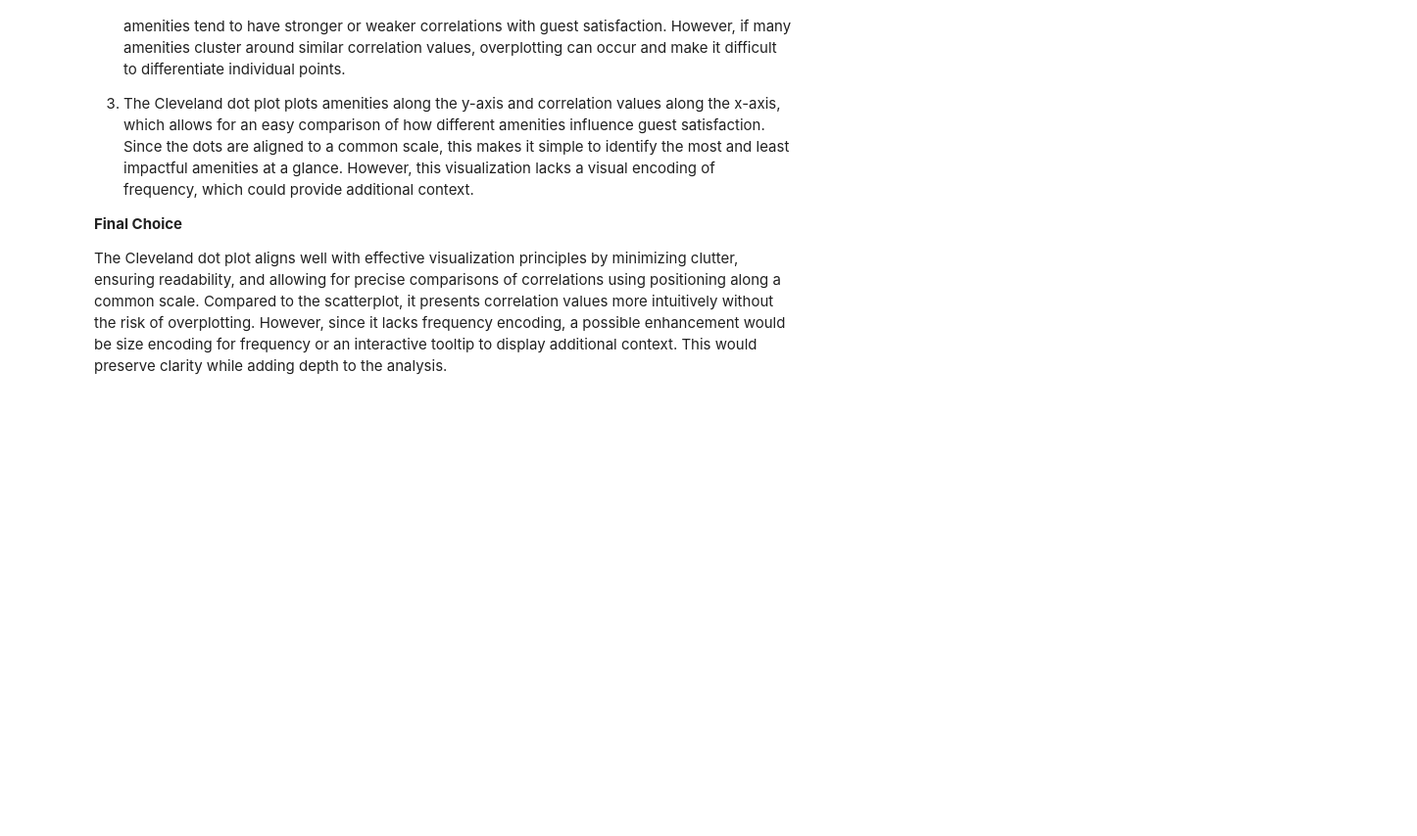
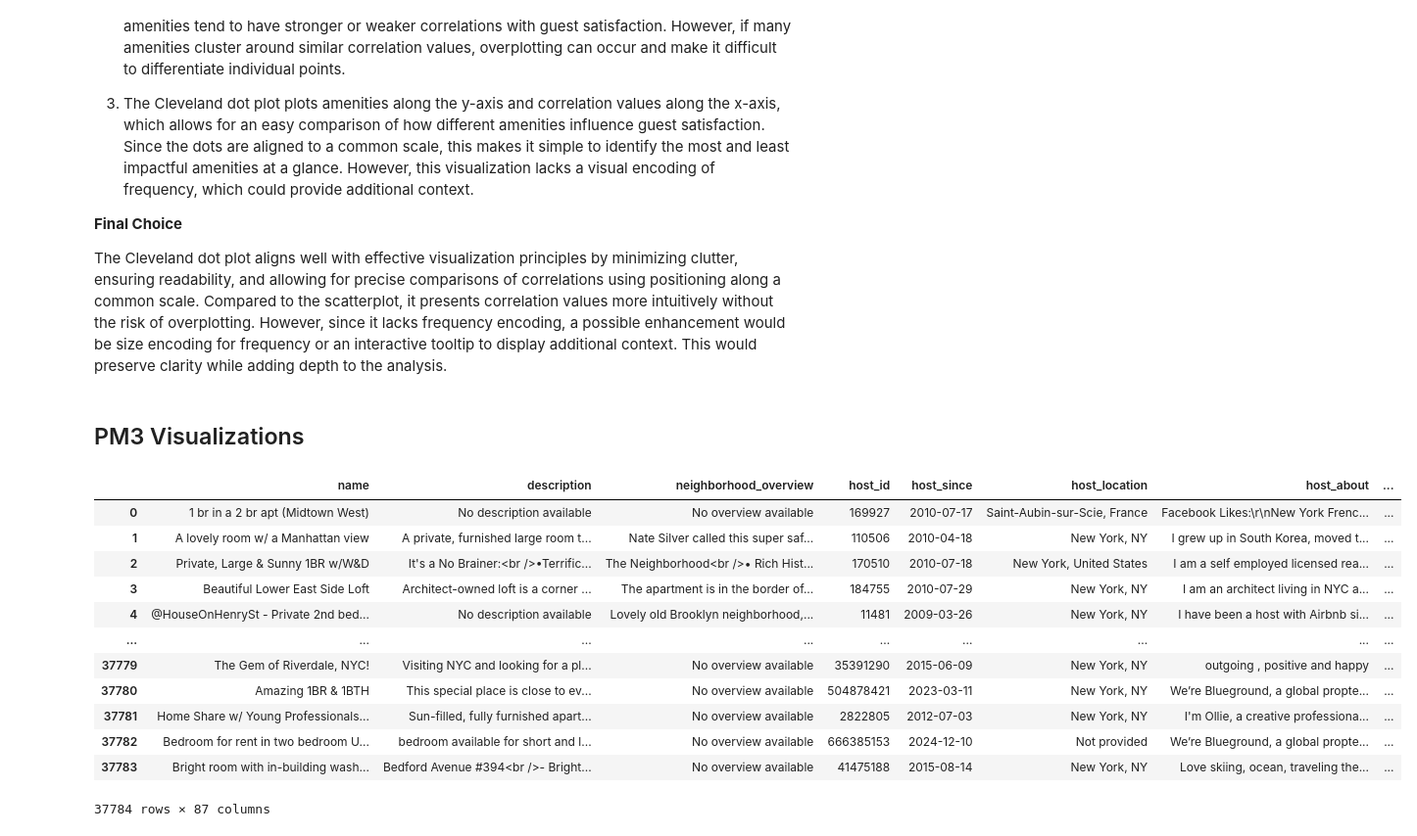
Before and after one commit to erhanjaved/airbnb, a Jupyter notebook: analysis/Carol/analysis2.ipynb, the cells around one changed output. Shown: that part at 98% size. Drawn from its saved outputs; the diff is of its cells as text; code cells hidden in the pictures; blank space fills up the shorter version.

```diff
--- a/analysis/Carol/analysis2.ipynb
+++ b/analysis/Carol/analysis2.ipynb
@@ -377,3 +377,21 @@ The scatter plot is the best choice because it is an effective visualization for
 **Final Choice**
 
 The Cleveland dot plot aligns well with effective visualization principles by minimizing clutter, ensuring readability, and allowing for precise comparisons of correlations using positioning along a common scale. Compared to the scatterplot, it presents correlation values more intuitively without the risk of overplotting. However, since it lacks frequency encoding, a possible enhancement would be size encoding for frequency or an interactive tooltip to display additional context. This would preserve clarity while adding depth to the analysis.
+# %% [markdown]
+## PM3 Visualizations
+# %%
+df_cleaned
+# %% [output]
+|  | name | description | neighborhood_overview | host_id | host_since | host_location | host_about | ... |
+| 0 | 1 br in a 2 br apt (Midtown West) | No description available | No overview available | 169927 | 2010-07-17 | Saint-Aubin-sur-Scie, France | Facebook Likes:\r\nNew York Frenc... | ... |
+| 1 | A lovely room w/ a Manhattan view | A private, furnished large room t... | Nate Silver called this super saf... | 110506 | 2010-04-18 | New York, NY | I grew up in South Korea, moved t... | ... |
+| 2 | Private, Large & Sunny 1BR w/W&D | It's a No Brainer:<br />•Terrific... | The Neighborhood<br />• Rich Hist... | 170510 | 2010-07-18 | New York, United States | I am a self employed licensed rea... | ... |
+| 3 | Beautiful Lower East Side Loft | Architect-owned loft is a corner ... | The apartment is in the border of... | 184755 | 2010-07-29 | New York, NY | I am an architect living in NYC a... | ... |
+| 4 | @HouseOnHenrySt - Private 2nd bed... | No description available | Lovely old Brooklyn neighborhood,... | 11481 | 2009-03-26 | New York, NY | I have been a host with Airbnb si... | ... |
+| ... | ... | ... | ... | ... | ... | ... | ... | ... |
+| 37779 | The Gem of Riverdale, NYC! | Visiting NYC and looking for a pl... | No overview available | 35391290 | 2015-06-09 | New York, NY | outgoing , positive and happy | ... |
+| 37780 | Amazing 1BR & 1BTH | This special place is close to ev... | No overview available | 504878421 | 2023-03-11 | New York, NY | We’re Blueground, a global propte... | ... |
+| 37781 | Home Share w/ Young Professionals... | Sun-filled, fully furnished apart... | No overview available | 2822805 | 2012-07-03 | New York, NY | I'm Ollie, a creative professiona... | ... |
+| 37782 | Bedroom for rent in two bedroom U... | bedroom available for short and l... | No overview available | 666385153 | 2024-12-10 | Not provided | We’re Blueground, a global propte... | ... |
+| 37783 | Bright room with in-building wash... | Bedford Avenue #394<br />- Bright... | No overview available | 41475188 | 2015-08-14 | New York, NY | Love skiing, ocean, traveling the... | ... |
+37784 rows × 87 columns
```
Also changed, not shown: parts of 9 cells of this notebook.
